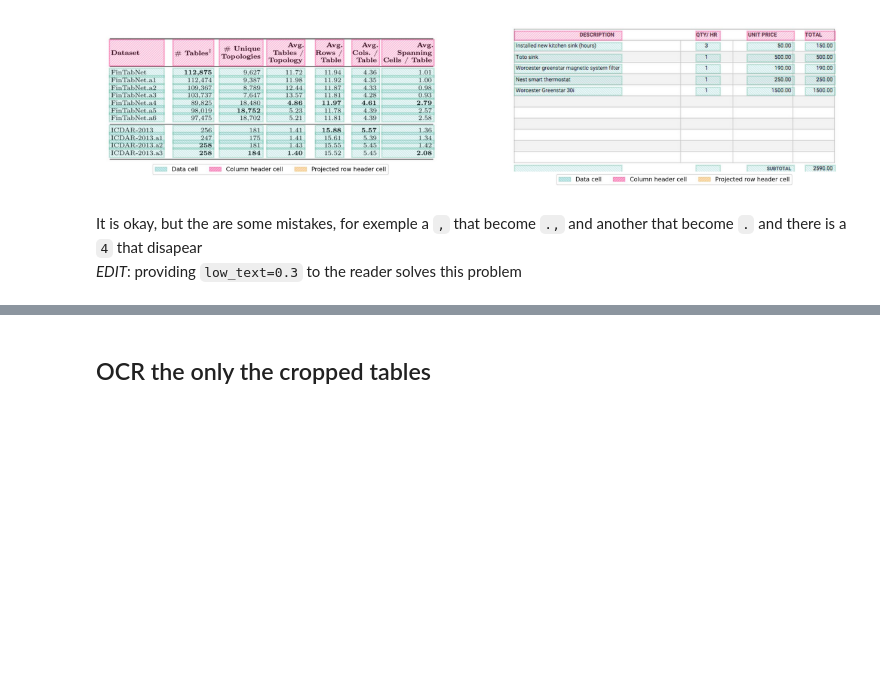
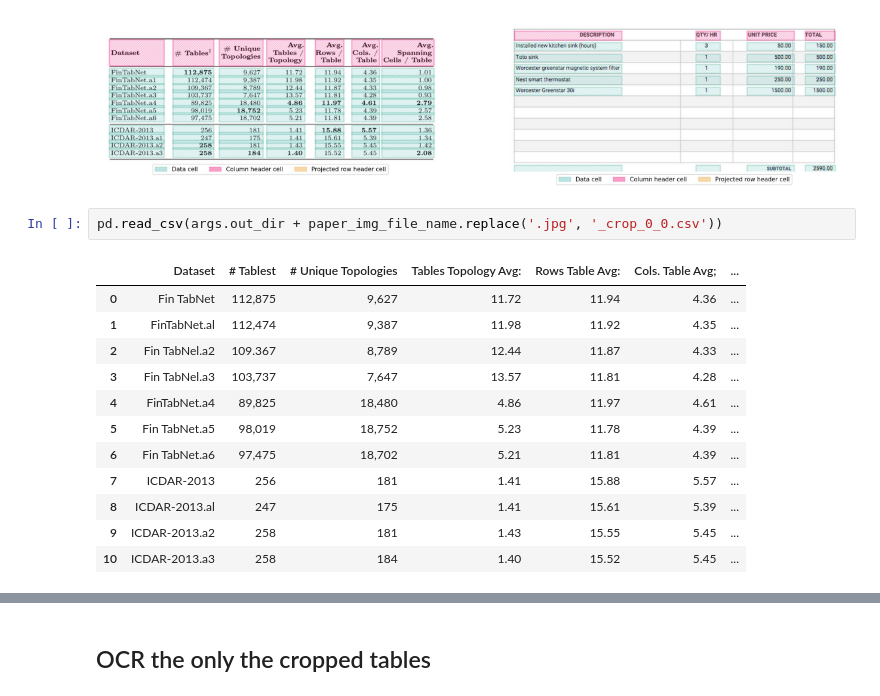
Before and after one commit to Martin-Labenne/table-transformer-demo, a Jupyter notebook: table-transformer-demo.ipynb, the cells around one changed output, grey strips where cells are left out. Saved outputs shown, nothing was run; the diff lists cells and outputs as text; blank space fills up the shorter version.

```diff
--- a/table-transformer-demo.ipynb
+++ b/table-transformer-demo.ipynb
@@ -146,6 +141,18 @@ invoice_result_one_step_fig_cells = Image.open(args.out_dir + invoice_img_file_n
 side_by_side_plot(paper_result_one_step_fig_cells, invoice_result_one_step_fig_cells)
 # %% [output]
 [figure]
-# %% [markdown]
-It is okay, but the are some mistakes, for exemple a `,` that become `.,` and another that become `.` and there is a `4` that disapear
-*EDIT*: providing `low_text=0.3` to the reader solves this problem
+# %%
+pd.read_csv(args.out_dir + paper_img_file_name.replace('.jpg', '_crop_0_0.csv'))
+# %% [output]
+|  | Dataset | # Tablest | # Unique Topologies | Tables Topology Avg: | Rows Table Avg: | Cols. Table Avg; | ... |
+| 0 | Fin TabNet | 112,875 | 9,627 | 11.72 | 11.94 | 4.36 | ... |
+| 1 | FinTabNet.al | 112,474 | 9,387 | 11.98 | 11.92 | 4.35 | ... |
+| 2 | Fin TabNel.a2 | 109.367 | 8,789 | 12.44 | 11.87 | 4.33 | ... |
+| 3 | Fin TabNel.a3 | 103,737 | 7,647 | 13.57 | 11.81 | 4.28 | ... |
+| 4 | FinTabNet.a4 | 89,825 | 18,480 | 4.86 | 11.97 | 4.61 | ... |
+| 5 | Fin TabNet.a5 | 98,019 | 18,752 | 5.23 | 11.78 | 4.39 | ... |
+| 6 | Fin TabNet.a6 | 97,475 | 18,702 | 5.21 | 11.81 | 4.39 | ... |
+| 7 | ICDAR-2013 | 256 | 181 | 1.41 | 15.88 | 5.57 | ... |
+| 8 | ICDAR-2013.al | 247 | 175 | 1.41 | 15.61 | 5.39 | ... |
+| 9 | ICDAR-2013.a2 | 258 | 181 | 1.43 | 15.55 | 5.45 | ... |
+| 10 | ICDAR-2013.a3 | 258 | 184 | 1.40 | 15.52 | 5.45 | ... |
```
Also changed, not shown: parts of 12 cells of this notebook.
